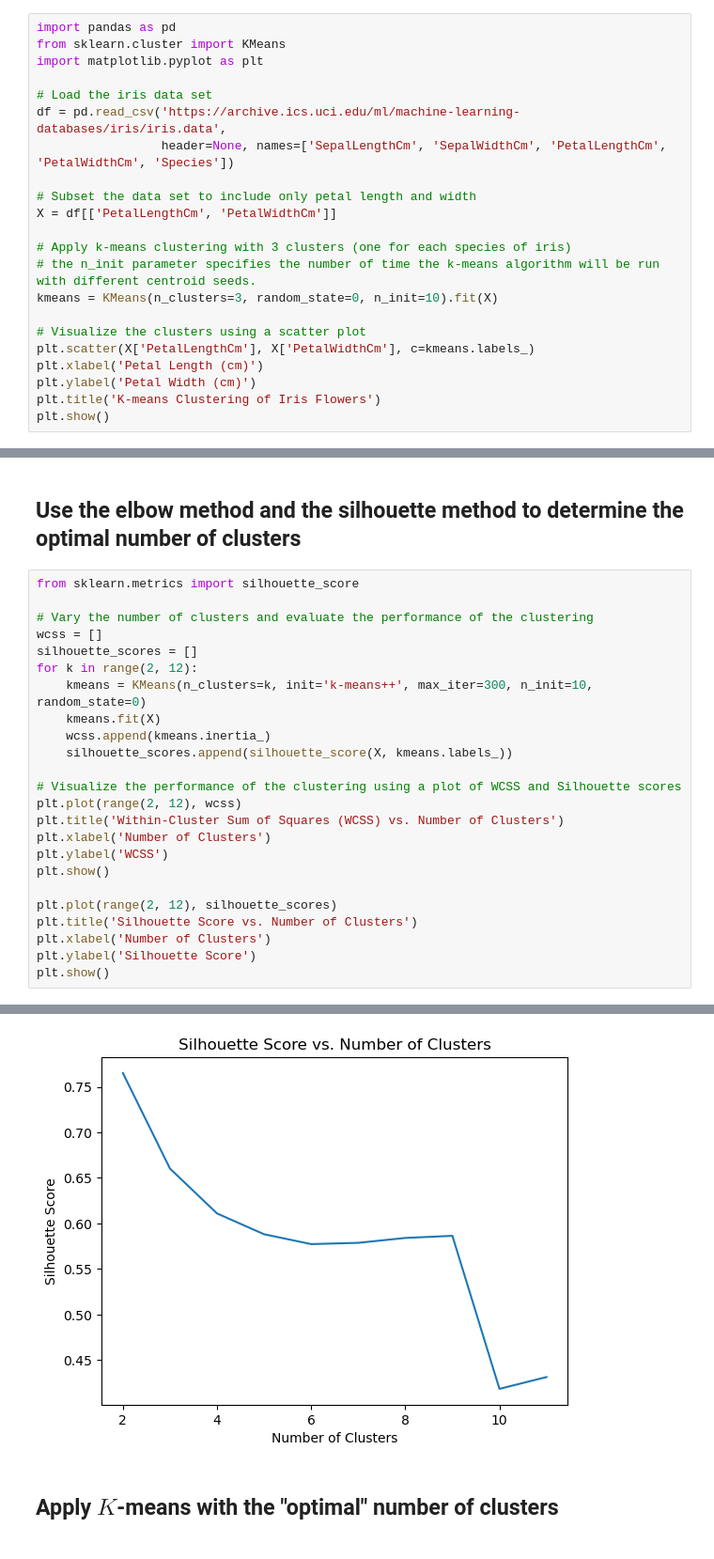
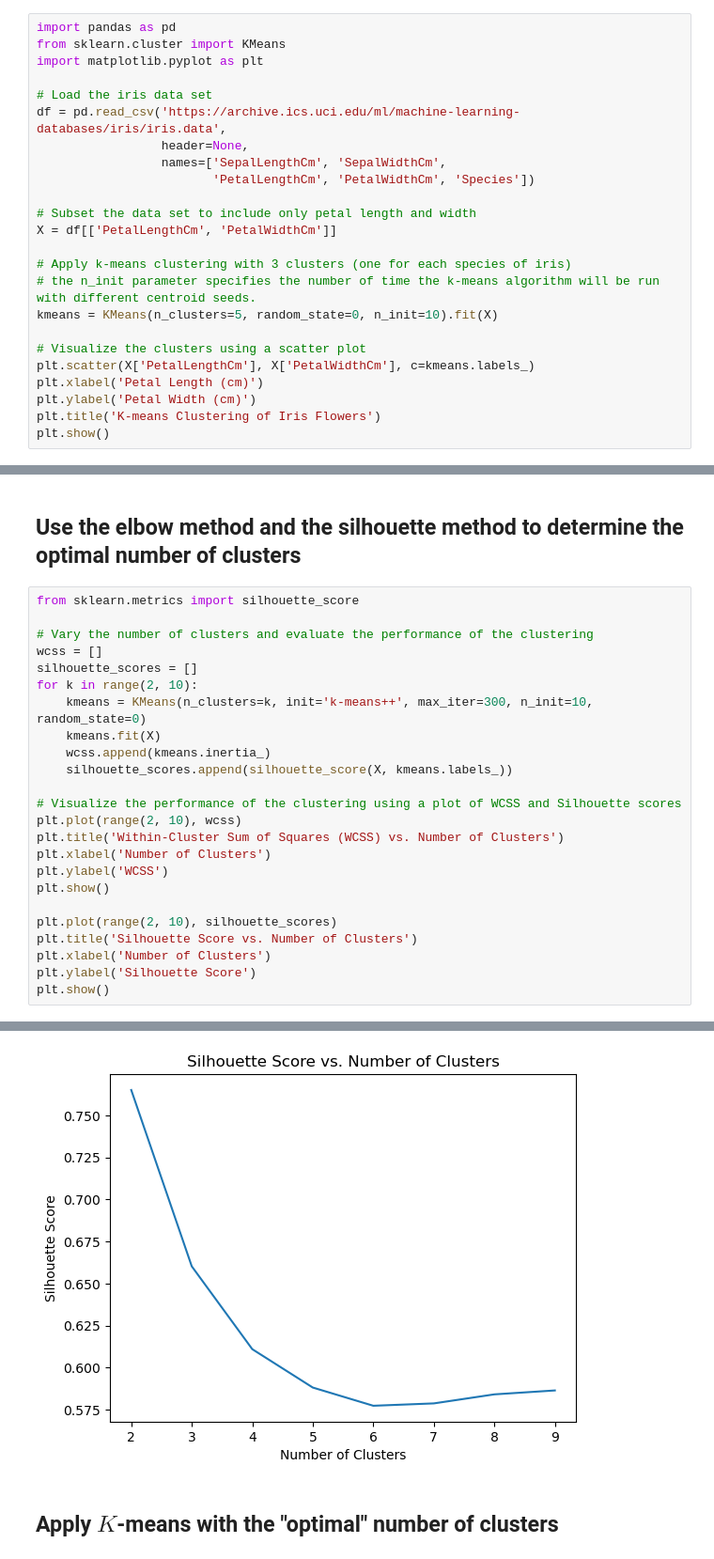
Before and after one commit to wegard/predictive-modelling-with-machine-learning, a Jupyter notebook: notebooks/12_K_means.ipynb, the cells around one changed output, grey strips where cells are left out. Shown at 94% size. Cells and saved outputs as stored; diff of their text form.

```diff
--- a/notebooks/12_K_means.ipynb
+++ b/notebooks/12_K_means.ipynb
@@ -35,14 +35,16 @@ import matplotlib.pyplot as plt
 
 # Load the iris data set
 df = pd.read_csv('https://archive.ics.uci.edu/ml/machine-learning-databases/iris/iris.data',
-                 header=None, names=['SepalLengthCm', 'SepalWidthCm', 'PetalLengthCm', 'PetalWidthCm', 'Species'])
+                 header=None,
+                 names=['SepalLengthCm', 'SepalWidthCm',
+                        'PetalLengthCm', 'PetalWidthCm', 'Species'])
 
 # Subset the data set to include only petal length and width
 X = df[['PetalLengthCm', 'PetalWidthCm']]
 
 # Apply k-means clustering with 3 clusters (one for each species of iris)
 # the n_init parameter specifies the number of time the k-means algorithm will be run with different centroid seeds.
-kmeans = KMeans(n_clusters=3, random_state=0, n_init=10).fit(X)
+kmeans = KMeans(n_clusters=5, random_state=0, n_init=10).fit(X)
 
 # Visualize the clusters using a scatter plot
 plt.scatter(X['PetalLengthCm'], X['PetalWidthCm'], c=kmeans.labels_)
@@ -98,20 +100,20 @@ from sklearn.metrics import silhouette_score
 # Vary the number of clusters and evaluate the performance of the clustering
 wcss = []
 silhouette_scores = []
-for k in range(2, 12):
+for k in range(2, 10):
     kmeans = KMeans(n_clusters=k, init='k-means++', max_iter=300, n_init=10, random_state=0)
     kmeans.fit(X)
     wcss.append(kmeans.inertia_)
     silhouette_scores.append(silhouette_score(X, kmeans.labels_))
 
 # Visualize the performance of the clustering using a plot of WCSS and Silhouette scores
-plt.plot(range(2, 12), wcss)
+plt.plot(range(2, 10), wcss)
 plt.title('Within-Cluster Sum of Squares (WCSS) vs. Number of Clusters')
 plt.xlabel('Number of Clusters')
 plt.ylabel('WCSS')
 plt.show()
 
-plt.plot(range(2, 12), silhouette_scores)
+plt.plot(range(2, 10), silhouette_scores)
 plt.title('Silhouette Score vs. Number of Clusters')
 plt.xlabel('Number of Clusters')
 plt.ylabel('Silhouette Score')
@@ -121,4 +123,4 @@ plt.show()
-[figure, old version]
+[figure, new version]
 # %% [markdown]
 ## Apply $K$-means with the "optimal" number of clusters
 # %%
```
Also changed, not shown: parts of 4 cells of this notebook, 3 other files.
